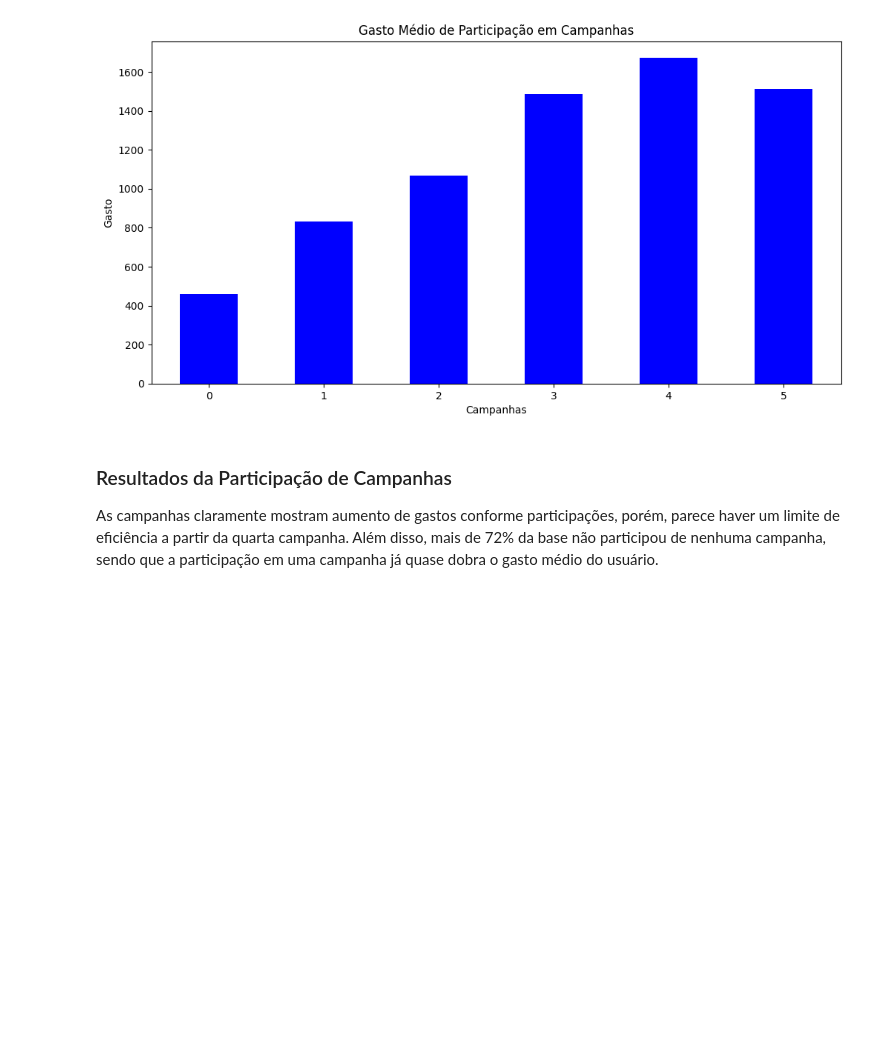
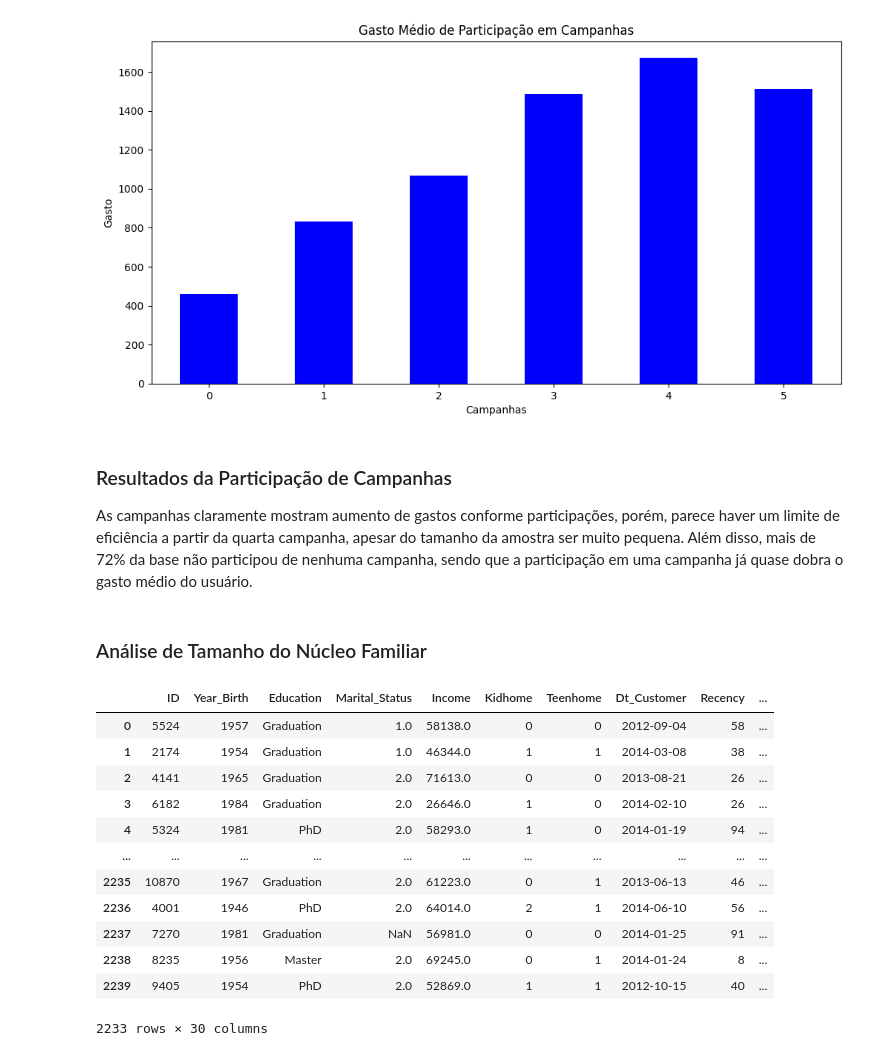
Before and after one commit to filipester/tecnicas_de_programacao_i, a Jupyter notebook: Aula_08.ipynb, the cells around one changed output. Saved outputs shown, nothing was run; the diff lists cells and outputs as text; code cells hidden in the pictures; blank space fills up the shorter version.

```diff
--- a/Aula_08.ipynb
+++ b/Aula_08.ipynb
@@ -325,5 +325,36 @@ plt.show()
 # %% [markdown]
 ### Resultados da Participação de Campanhas
 
-As campanhas claramente mostram aumento de gastos conforme participações, porém, parece haver um limite de eficiência a partir da quarta campanha.
+As campanhas claramente mostram aumento de gastos conforme participações, porém, parece haver um limite de eficiência a partir da quarta campanha, apesar do tamanho da amostra ser muito pequena.
 Além disso, mais de 72% da base não participou de nenhuma campanha, sendo que a participação em uma campanha já quase dobra o gasto médio do usuário.
+# %% [markdown]
+### Análise de Tamanho do Núcleo Familiar
+# %%
+completo_fam = completo.copy()
+
+
+values_to_remove = ['Absurd', 'YOLO', 'Alone']
+
+completo_fam = completo_fam[~completo_fam['Marital_Status'].isin(values_to_remove)]
+
+
+mapa_familias = {'Single': 1, 'Married': 2, 'Together': 2, 'Widow': 1}
+
+
+completo_fam['Marital_Status'] = completo_fam['Marital_Status'].map(mapa_familias)
+
+completo_fam['Household_Size'] = completo_fam[['Marital_Status', 'Kidhome', 'Teenhome']].sum(axis=1)
+# %% [output]
+|  | ID | Year_Birth | Education | Marital_Status | Income | Kidhome | Teenhome | Dt_Customer | Recency | ... |
+| 0 | 5524 | 1957 | Graduation | 1.0 | 58138.0 | 0 | 0 | 2012-09-04 | 58 | ... |
+| 1 | 2174 | 1954 | Graduation | 1.0 | 46344.0 | 1 | 1 | 2014-03-08 | 38 | ... |
+| 2 | 4141 | 1965 | Graduation | 2.0 | 71613.0 | 0 | 0 | 2013-08-21 | 26 | ... |
+| 3 | 6182 | 1984 | Graduation | 2.0 | 26646.0 | 1 | 0 | 2014-02-10 | 26 | ... |
+| 4 | 5324 | 1981 | PhD | 2.0 | 58293.0 | 1 | 0 | 2014-01-19 | 94 | ... |
+| ... | ... | ... | ... | ... | ... | ... | ... | ... | ... | ... |
+| 2235 | 10870 | 1967 | Graduation | 2.0 | 61223.0 | 0 | 1 | 2013-06-13 | 46 | ... |
+| 2236 | 4001 | 1946 | PhD | 2.0 | 64014.0 | 2 | 1 | 2014-06-10 | 56 | ... |
+| 2237 | 7270 | 1981 | Graduation | NaN | 56981.0 | 0 | 0 | 2014-01-25 | 91 | ... |
+| 2238 | 8235 | 1956 | Master | 2.0 | 69245.0 | 0 | 1 | 2014-01-24 | 8 | ... |
+| 2239 | 9405 | 1954 | PhD | 2.0 | 52869.0 | 1 | 1 | 2012-10-15 | 40 | ... |
+2233 rows × 30 columns
```
Also changed, not shown: parts of 2 cells of this notebook.
